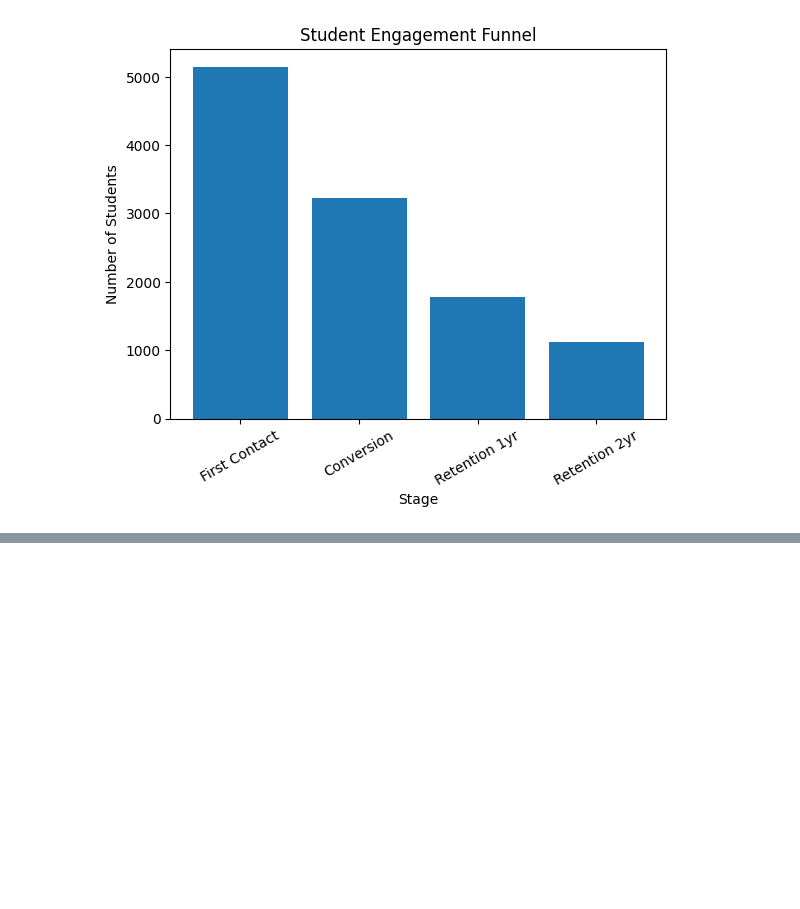
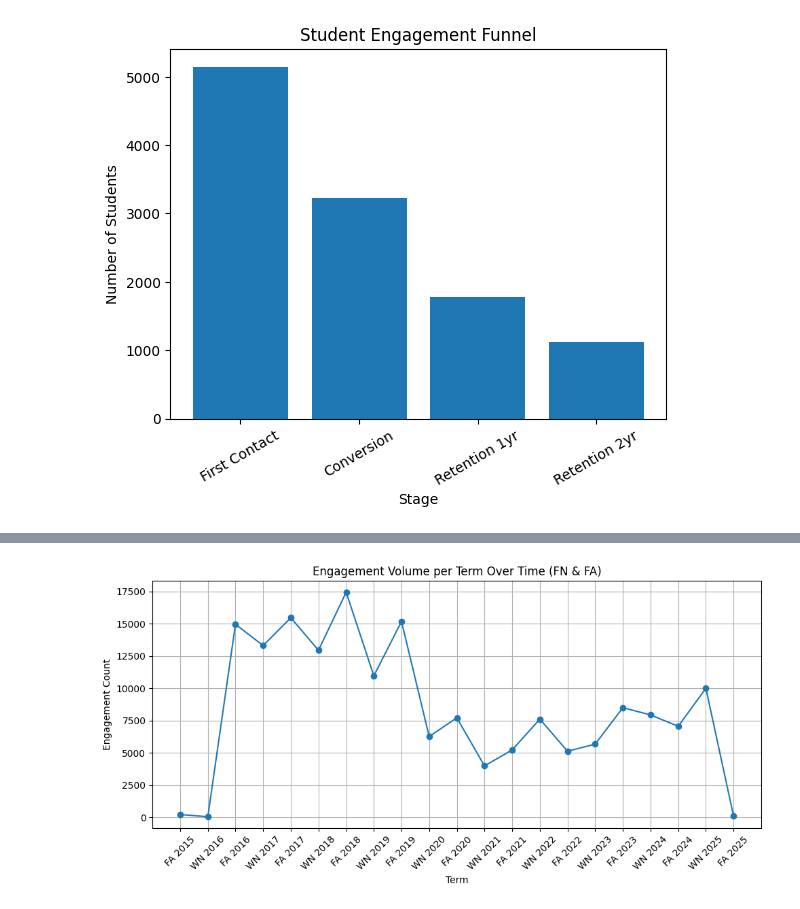
Before and after one commit to Ethan-R-Peterson/smtd-engagement-analysis, a Jupyter notebook: analysis3.ipynb, the cells around one changed output, grey strips where cells are left out. Cells and saved outputs as stored; diff of their text form; code cells hidden in the pictures; blank space fills up the shorter version.

```diff
--- a/analysis3.ipynb
+++ b/analysis3.ipynb
@@ -115,0 +156,48 @@ plt.show()
+# %%
+import matplotlib.pyplot as plt
+import pandas as pd
+
+# --- Standardize term labels ---
+df["term_season"] = df["term_season"].str.upper()
+df["term_season"] = df["term_season"].replace({"SS": "SP"})
+
+# Keep only FA and WN
+df_fw = df[df["term_season"].isin(["FA", "WN"])]
+
+# Map terms to numeric for chronological order
+term_order = {"WN": 1, "FA": 2}  # WN = FN
+df_fw["term_num"] = df_fw["term_season"].map(term_order)
+
+# Create a numeric timeline: each term in each year is a point
+df_fw["time_index"] = df_fw["year"] * 10 + df_fw["term_num"]
+
+# Group by this timeline
+engagements_by_time = (
+    df_fw.groupby("time_index")["experience_id"]
+    .count()
+    .reset_index(name="engagement_count")
+)
+
+# For x-axis labels, convert WN → FN
+def format_term_label(row):
+    term_label = "WN" if row["time_index"] % 10 == 1 else "FA"
+    year = row["time_index"] // 10
+    return f"{term_label} {int(year)}"
+
+engagements_by_time["term_label"] = engagements_by_time.apply(format_term_label, axis=1)
+
+# Sort by timeline
+engagements_by_time = engagements_by_time.sort_values("time_index")
+
+# --- Plot ---
+plt.figure(figsize=(10,5))
+plt.plot(engagements_by_time["term_label"], engagements_by_time["engagement_count"], marker="o")
+plt.xticks(rotation=45)
+plt.title("Engagement Volume per Term Over Time (FN & FA)")
+plt.xlabel("Term")
+plt.ylabel("Engagement Count")
+plt.grid(True)
+plt.tight_layout()
+plt.show()
+# %% [output]
+[figure, added]
```
Also changed, not shown: parts of 6 cells of this notebook.
